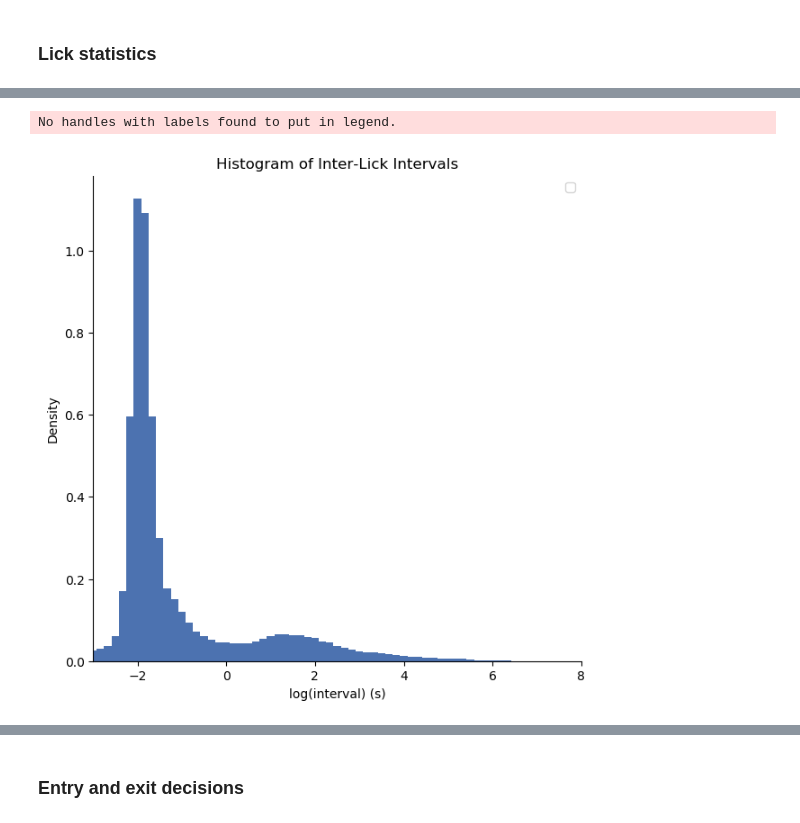
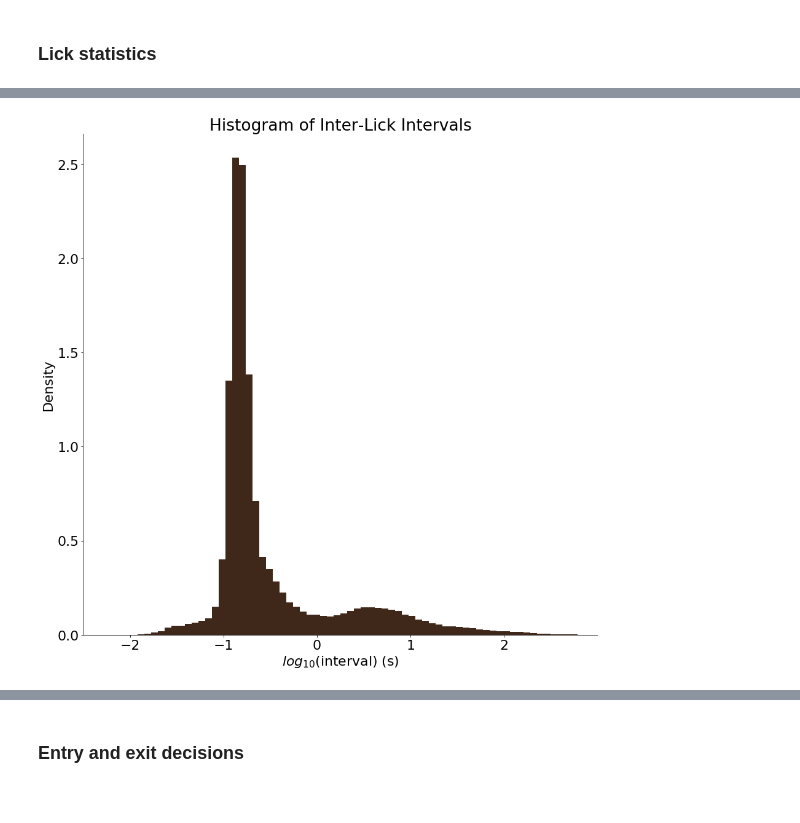
Before and after one commit to jbwebb8/foraging-analysis, a Jupyter notebook: notebooks/playground.ipynb, the cells around one changed output, grey strips where cells are left out. Saved outputs shown, nothing was run; the diff lists cells and outputs as text; code cells hidden in the pictures.

Commit message:
added mvt graphs

```diff
--- a/notebooks/playground.ipynb
+++ b/notebooks/playground.ipynb
@@ -948,5 +981,5 @@ plt.savefig(results_dir + 'hr_vs_day.eps', format='eps', dpi=1000)
 # %%
-fig, ax = plt.subplots(figsize=(7, 7))
+fig, ax = plt.subplots(figsize=(15, 15))
 cmap = plt.get_cmap('copper')
 c = [0.2, 0.6]
 
@@ -976,7 +1009,7 @@ hr_diff_opt_std, days_ = get_patch_statistics(hr_diff_opt,
                                        method='sem',
                                        return_all=False)
 y_err = np.vstack([np.zeros(len(hr_diff_opt_std)), hr_diff_opt_std])
-plot_idx = np.logical_and(days_ > 2, days_ < 21)
+plot_idx = np.logical_and(days_ > 2, days_ < 18)
 ax.errorbar(days_[plot_idx], hr_diff_opt_[plot_idx], yerr=y_err[:, plot_idx],
             color=cmap(c[0]), capsize=5, label='observed vs. optimal')
 
@@ -1037,7 +1070,7 @@ for mouse_id in mouse_ids:
             t_p_opt[mouse_id].append(np.asarray([t_p_opt_]))
             t_t_obs[mouse_id].append(sess.get_interpatch_durations())
             t_t_opt[mouse_id].append(np.asarray([t_t_opt_]))
-        except Warning:
+        except UserWarning:
             t_p_obs[mouse_id].append(np.asarray([np.nan]))
             t_p_opt[mouse_id].append(np.asarray([np.nan]))
             t_t_obs[mouse_id].append(np.asarray([np.nan]))
@@ -1080,7 +1113,7 @@ Processing session 29...
 
 Done.
 # %%
-fig, ax = plt.subplots(figsize=(7, 7))
+fig, ax = plt.subplots(figsize=(15, 15))
 cmap = plt.get_cmap('copper')
 c = 0.1
 
@@ -1092,7 +1125,7 @@ for i, mouse_id in enumerate(mouse_ids):
     #ax.plot(days_, t_p_obs_, color=cmap(0.5))
     t_p_obs_, days_ = get_patch_statistics(t_p_obs[mouse_id], ids=days[mouse_id], method='median',
                                            return_all=True)
-    plot_idx = np.logical_and(days_ > 2, days_ < 21)
+    plot_idx = np.logical_and(days_ > 2, days_ < 18)
     ax.scatter(days_[plot_idx], t_p_obs_[plot_idx], color=cmap((i+1)/n_mouse),
                facecolor='none', s=5, marker='o', label=mouse_id)
 
@@ -1101,7 +1134,7 @@ t_p_opt_, days_ = get_patch_statistics(t_p_opt,
                                        ids=days,
                                        method='median',
                                        return_all=False)
-plot_idx = np.logical_and(days_ > 2, days_ < 21)
+plot_idx = np.logical_and(days_ > 2, days_ < 18)
 ax.plot(days_[plot_idx], t_p_opt_[plot_idx],
         linestyle='--', color=cmap(0.10), label='optimal')
 
@@ -1116,7 +1149,7 @@ t_p_obs_std, days_ = get_patch_statistics(t_p_obs,
                                        return_all=False)
 #ax.scatter(days_, t_p_obs_, color=cmap(0.5), facecolor='none', s=15)
 y_err = np.vstack([np.zeros(len(t_p_obs_std)), t_p_obs_std])
-plot_idx = np.logical_and(days_ > 2, days_ < 21)
+plot_idx = np.logical_and(days_ > 2, days_ < 18)
 ax.errorbar(days_[plot_idx], t_p_obs_[plot_idx], yerr=y_err[:, plot_idx],
             color=cmap(c), capsize=5, label='observed')
 
@@ -1143,5 +1176,5 @@ plt.savefig(results_dir + 't_p_vs_day.eps', format='eps', dpi=1000)
 # %%
-fig, ax = plt.subplots(figsize=(7, 7))
+fig, ax = plt.subplots(figsize=(15, 15))
 cmap = plt.get_cmap('copper')
 c = 0.1
 
@@ -1153,7 +1186,7 @@ for i, mouse_id in enumerate(mouse_ids):
     #ax.plot(days_, t_t_obs_, color=cmap(0.5))
     t_t_obs_, days_ = get_patch_statistics(t_t_obs[mouse_id], ids=days[mouse_id], method='median',
                                            return_all=True)
-    plot_idx = np.logical_and(days_ > 2, days_ < 21)
+    plot_idx = np.logical_and(days_ > 2, days_ < 18)
     ax.scatter(days_[plot_idx], t_t_obs_[plot_idx], color=cmap((i+1)/n_mouse),
                facecolor='none', s=5, marker='o', label=mouse_id)
 
@@ -1177,7 +1210,7 @@ t_t_obs_std, days_ = get_patch_statistics(t_t_obs,
                                        return_all=False)
 #ax.scatter(days_, t_t_obs_, color=cmap(0.5), facecolor='none', s=15)
 y_err = np.vstack([np.zeros(len(t_t_obs_std)), t_t_obs_std])
-plot_idx = np.logical_and(days_ > 2, days_ < 21)
+plot_idx = np.logical_and(days_ > 2, days_ < 18)
 ax.errorbar(days_[plot_idx], t_t_obs_[plot_idx], yerr=y_err[:, plot_idx],
             color=cmap(c), capsize=5)#, label='observed')
 
@@ -1459,29 +1472,28 @@ array([ 1.        ,  1.00230755,  1.00462042,  1.00693863,  1.00926219,
 # %%
-fig, ax = plt.subplots(figsize=(7, 7))
+fig, ax = plt.subplots(figsize=(15, 15))
 cmap = plt.get_cmap('copper')
-c = [0.2, 0.6]
+c = 0.2
 
 # Plot overall counts
 logbins=np.max(dt_lick)*(np.logspace(0, 1, num=1000) - 1)/9
-ax.hist(np.log(dt_lick), bins=100, density=True)
+ax.hist(np.log10(dt_lick), bins=100, density=True, color=cmap(c))
 
 # Plot settings
 #ax.legend()
 ax.set_title('Histogram of Inter-Lick Intervals')
-ax.set_xlabel('log(interval) (s)')
+ax.set_xlabel('$log_{10}$(interval) (s)')
 ax.set_ylabel('Density')
 #ax.set_xscale('log')
-ax.set_xlim([-3.0, 8.0])
-ax.set_xticks(np.arange(-2, 9, 2))
+ax.set_xlim([-2.5, 3.0])
+ax.set_xticks(np.arange(-2, 3))
 #ax.set_xticklabels([10**float(x) for x in ax.get_xticks()])
 ax.spines['top'].set_visible(False)
 ax.spines['right'].set_visible(False)
 #ax.set_yscale('log');
 
 # Save figure
 plt.savefig(results_dir + 'dt_lick_hist.pdf')
 #plt.savefig(results_dir + 'dt_lick_hist.eps', format='eps', dpi=1000)
 # %% [output]
-No handles with labels found to put in legend.
-[figure, old version]
+[figure, new version]
 # %%
```
Also changed, not shown: parts of 51 cells of this notebook.
